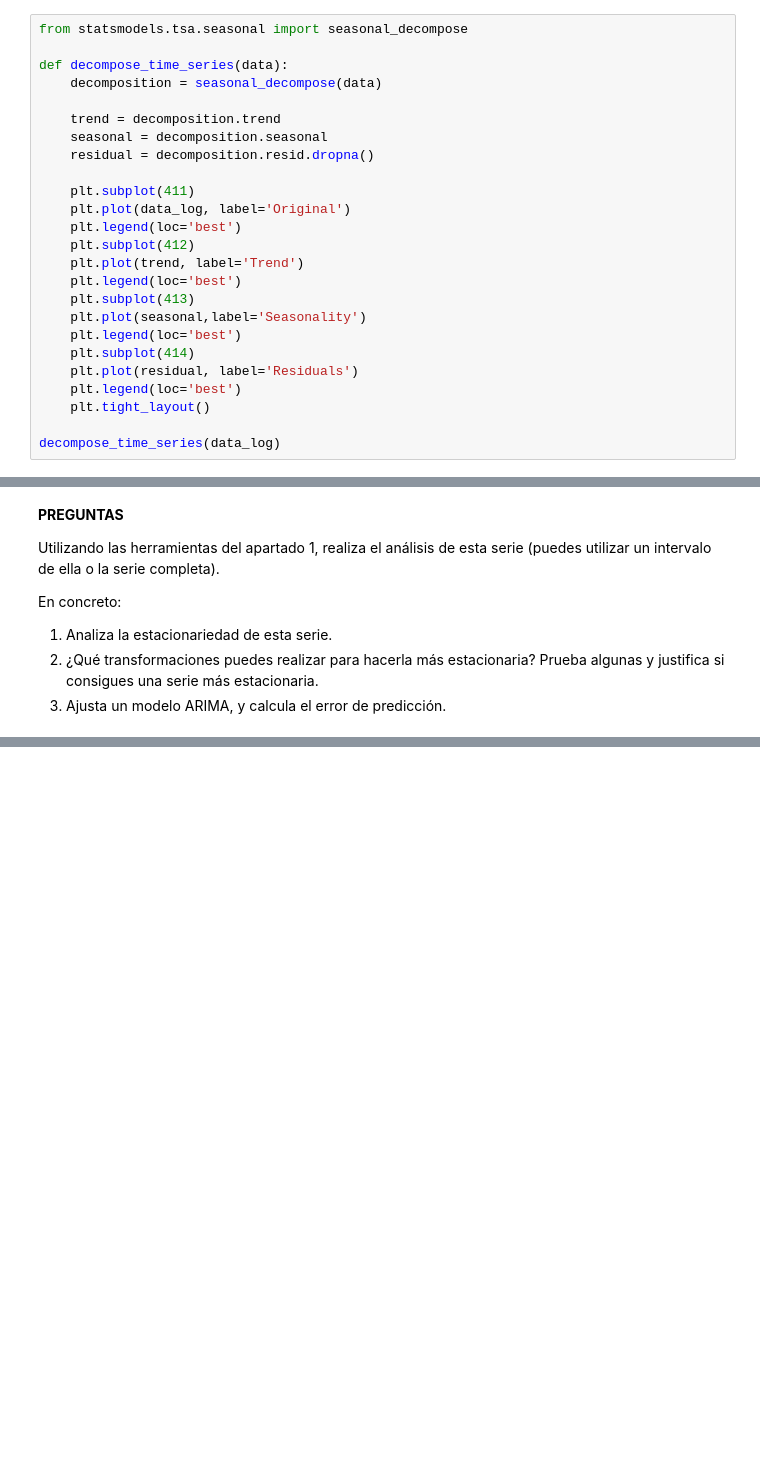
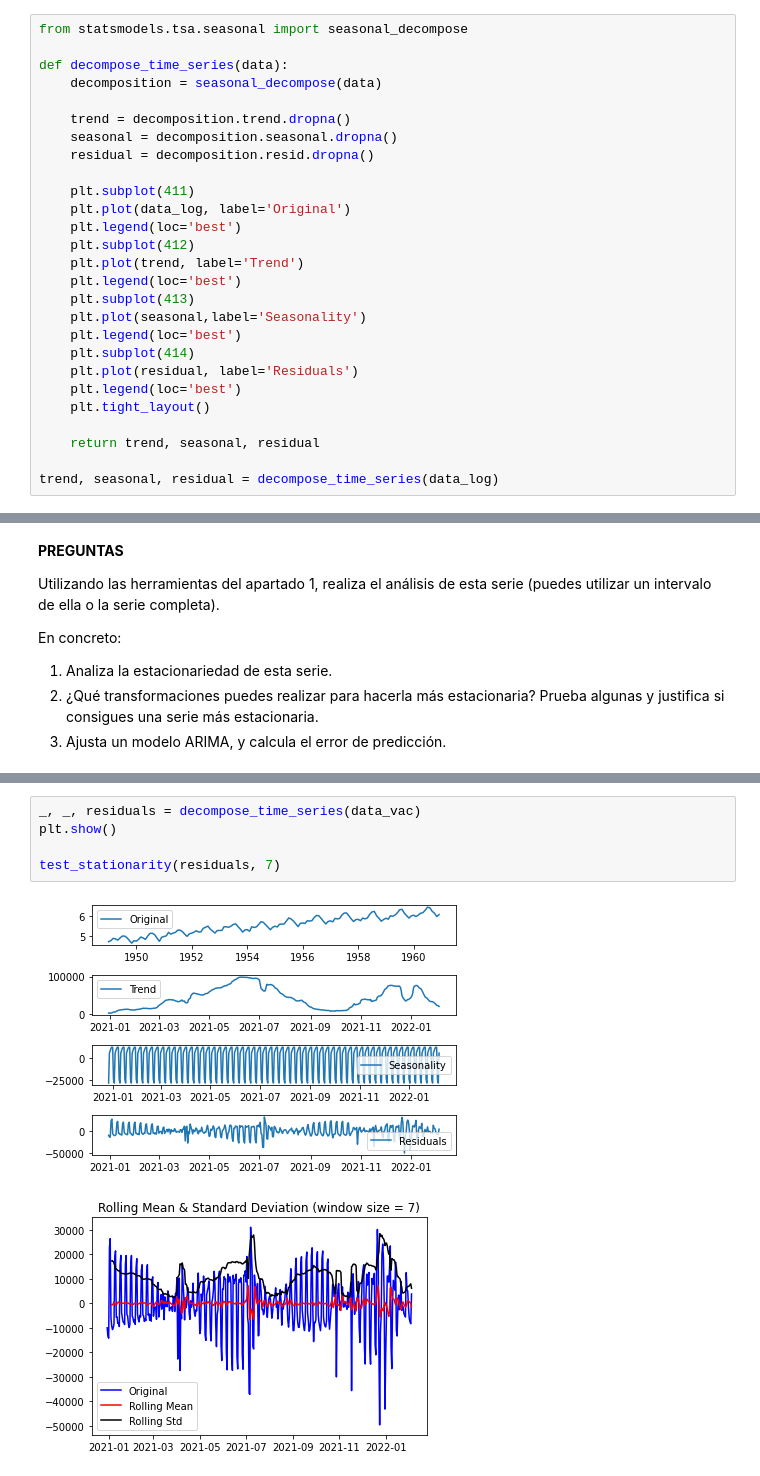
Before and after one commit to Ocete/mcd, a Jupyter notebook: PIT/P1/PR1_PIT.ipynb, the cells around one changed output, grey strips where cells are left out. Saved outputs shown, nothing was run; the diff lists cells and outputs as text; blank space fills up the shorter version.

```diff
--- a/PIT/P1/PR1_PIT.ipynb
+++ b/PIT/P1/PR1_PIT.ipynb
@@ -325,8 +330,8 @@ from statsmodels.tsa.seasonal import seasonal_decompose
 def decompose_time_series(data):
     decomposition = seasonal_decompose(data)
 
-    trend = decomposition.trend
-    seasonal = decomposition.seasonal
+    trend = decomposition.trend.dropna()
+    seasonal = decomposition.seasonal.dropna()
     residual = decomposition.resid.dropna()
 
     plt.subplot(411)
@@ -343,7 +348,9 @@ def decompose_time_series(data):
     plt.legend(loc='best')
     plt.tight_layout()
 
-decompose_time_series(data_log)
+    return trend, seasonal, residual
+
+trend, seasonal, residual = decompose_time_series(data_log)
 # %% [output]
 [figure]
 # %% [markdown]
@@ -586,0 +662,8 @@ decompose_time_series(data)
+# %%
+_, _, residuals = decompose_time_series(data_vac)
+plt.show()
+
+test_stationarity(residuals, 7)
+# %% [output]
+[figure, added]
+[figure, added]
```
Also changed, not shown: parts of 30 cells of this notebook.
